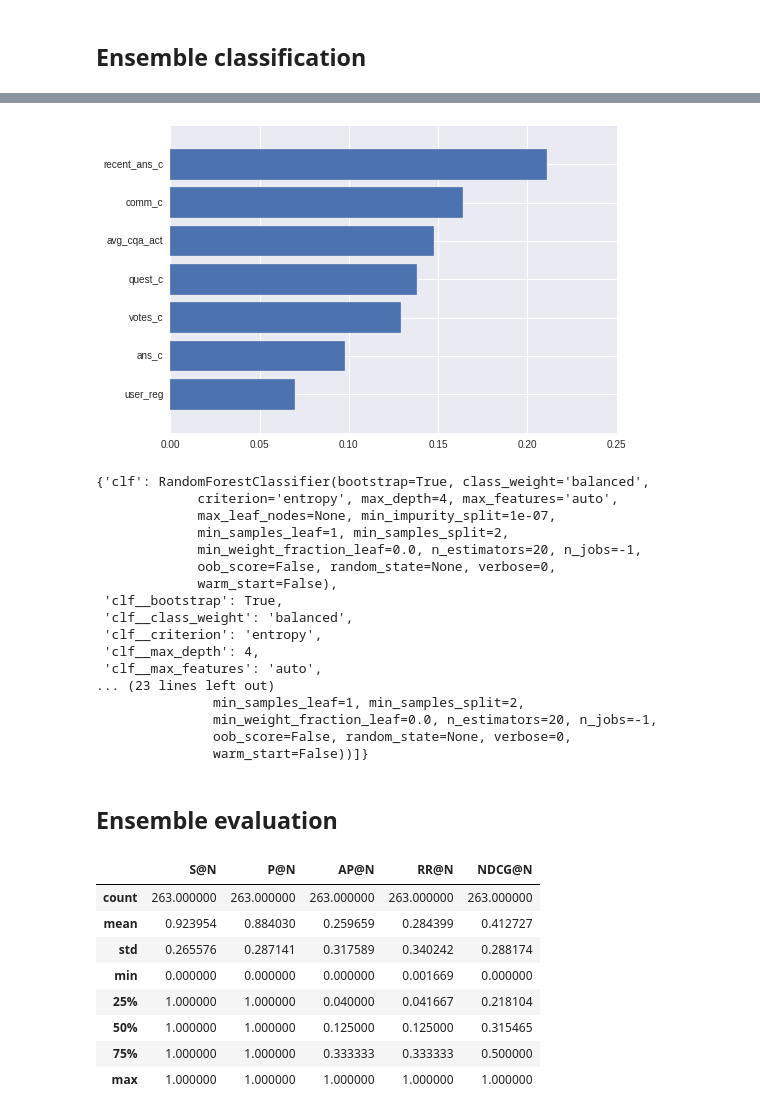
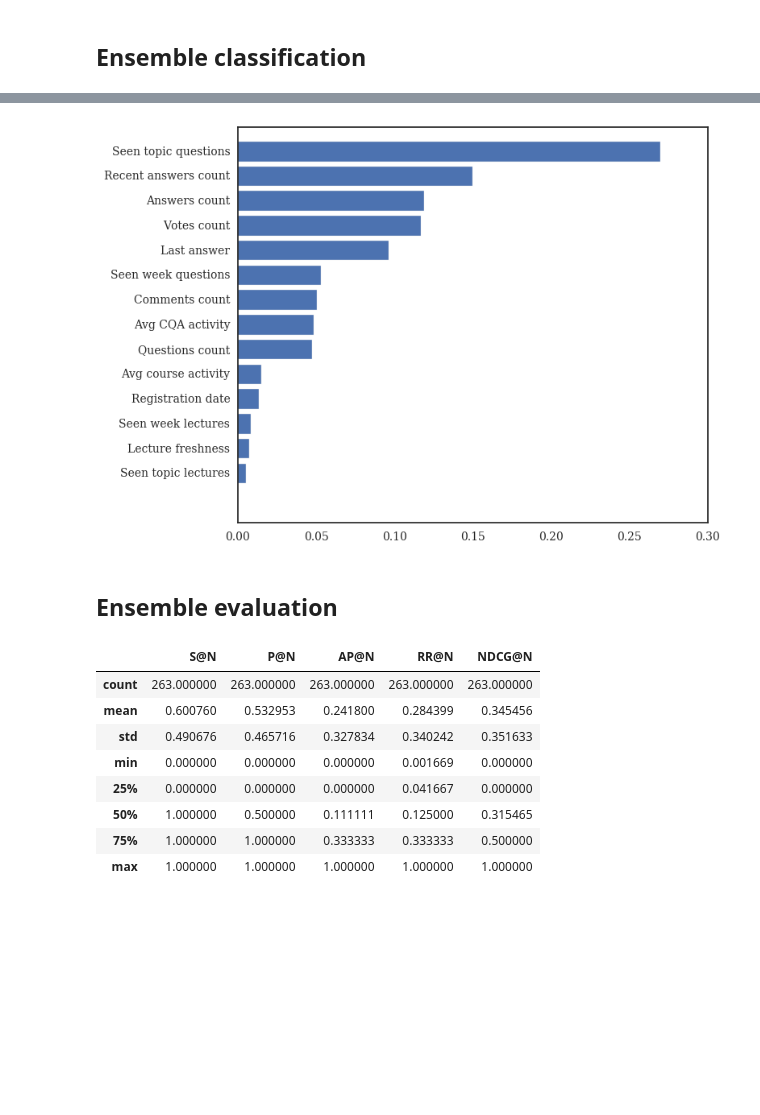
Before and after one commit to dmacjam/dp-analysis-evaluation, a Jupyter notebook: question-routing-evaluation.ipynb, the cells around one changed output, grey strips where cells are left out. Cells and saved outputs as stored; diff of their text form; code cells hidden in the pictures; blank space fills up the shorter version.

```diff
--- a/question-routing-evaluation.ipynb
+++ b/question-routing-evaluation.ipynb
@@ -3,22 +3,30 @@
 # %%
 from pandas import read_csv
 from matplotlib import pyplot as plt
-%matplotlib inline
 import numpy as np
 import matplotlib
-matplotlib.style.use('ggplot')
 from sklearn.ensemble import RandomForestClassifier
 from sklearn.model_selection import cross_val_score
 from sklearn import preprocessing, metrics, feature_selection
 from sklearn.pipeline import Pipeline
 import seaborn as sns
-sns.set(color_codes=True)
 from sklearn.externals import joblib
 from collections import Counter
 from sklearn.model_selection import StratifiedKFold, train_test_split
 from sklearn.model_selection import GridSearchCV
 from sklearn.linear_model import SGDClassifier
 from sklearn import svm
+import pandas as pd
+
+%matplotlib inline
+matplotlib.style.use('ggplot')
+sns.set(color_codes=True)
+sns.set_context("paper")
+sns.set(font='serif')
+sns.set_style("white", {
+    "font.family": "serif",
+    "font.serif": ["Times", "Palatino", "serif"]
+})
 
 path_data = ("data/")
 # %%
@@ -27,11 +35,12 @@ def describe_dataset(Y):
 
 def correlation_plot(data):
     corr = data.corr()
-    f, ax = plt.subplots(figsize=(12, 9))
+    fig, ax = plt.subplots(figsize=(12, 9))
     # Generate a mask for the upper triangle
     mask = np.zeros_like(corr, dtype=np.bool)
     mask[np.triu_indices_from(mask)] = True
     sns.heatmap(corr, ax=ax, linewidths=.5, cmap=plt.cm.Spectral_r, mask=mask)
+    return fig
 
 def kfold_validation(clf, X, Y_true, sampler, splits_count=10):
     k_fold = StratifiedKFold(n_splits=splits_count)
@@ -75,9 +84,11 @@ def find_threshold_auc(Y_true, Y_pred_prob):
 def features_importances(coef, names):
     imp = coef
     imp,names = zip(*sorted(zip(imp,names)))
+    fig = plt.figure()
     plt.barh(range(len(names)), imp, align='center')
     plt.yticks(range(len(names)), names)
-    plt.show()
+    plt.tight_layout()
+    return fig
 
 def report(results, n_top=3):
     '''
@@ -565,7 +529,8 @@ def predict(self, exp_clf, will_clf, X_exp, X_will):
 # %%
 # Load trained expertise classifier.
-expertise_clf_filename = path+'expertise-classifier.pkl'
+expertise_clf_filename = 'data/models/expertise-classifier.pkl'
 exp_clf = joblib.load(expertise_clf_filename)
-features_importances(exp_clf.named_steps['clf'], exp_features)
-exp_clf.get_params()
+fig = features_importances(exp_clf.named_steps['clf'].feature_importances_, exp_data.drop('Class', axis=1))
+#exp_clf.get_params()
+fig.savefig('exp-importances.eps', format='eps')
 # %% [output]
@@ -590,47 +538,31 @@ exp_clf.get_params()
 # %%
 # Load trained willingness classifier.
-willigness_clf_filename = '/media/dmacjam/Data disc1/git/Askalot-dev/askalot/recommendation/willingness-baseline-classifier.pkl'
+willigness_clf_filename = 'data/models/willingness-classifier.pkl'
 will_clf = joblib.load(willigness_clf_filename)
-features_importances(will_clf.named_steps['clf'], wil_baseline_features)
-will_clf.get_params()
+fig = features_importances(will_clf.named_steps['clf'].feature_importances_, wil_data.drop('Class', axis=1))
+#will_clf.get_params()
+fig.savefig('will-importances.eps', format='eps')
 # %% [output]
-[figure, old version]
+[figure, new version]
-{'clf': RandomForestClassifier(bootstrap=True, class_weight='balanced',
-             criterion='entropy', max_depth=4, max_features='auto',
-             max_leaf_nodes=None, min_impurity_split=1e-07,
-             min_samples_leaf=1, min_samples_split=2,
-             min_weight_fraction_leaf=0.0, n_estimators=20, n_jobs=-1,
-             oob_score=False, random_state=None, verbose=0,
-             warm_start=False),
- 'clf__bootstrap': True,
- 'clf__class_weight': 'balanced',
- 'clf__criterion': 'entropy',
- 'clf__max_depth': 4,
- 'clf__max_features': 'auto',
-... (23 lines left out)
-               min_samples_leaf=1, min_samples_split=2,
-               min_weight_fraction_leaf=0.0, n_estimators=20, n_jobs=-1,
-               oob_score=False, random_state=None, verbose=0,
-               warm_start=False))]}
 # %% [markdown]
 ## Ensemble evaluation
 # %%
-N = 100
+N = 10
 evaluation_features = ['S@N','P@N','AP@N','RR@N', 'NDCG@N']
-full_evaluation_data = read_csv(path_data+'full-evaluation-'+str(N)+'.dat', delimiter='\t', header=None,
+full_evaluation_data = read_csv('data/full-evaluation-'+str(N)+'.dat', delimiter='\t', header=None,
                            names = evaluation_features)
-baseline_evaluation_data = read_csv(path_data+'baseline-evaluation-'+str(N)+'.dat', delimiter='\t', header=None,
+baseline_evaluation_data = read_csv('data/baseline-evaluation-'+str(N)+'.dat', delimiter='\t', header=None,
                            names = evaluation_features)
 
 full_evaluation_data.describe()
 # %% [output]
 |  | S@N | P@N | AP@N | RR@N | NDCG@N |
 | count | 263.000000 | 263.000000 | 263.000000 | 263.000000 | 263.000000 |
-| mean | 0.923954 | 0.884030 | 0.259659 | 0.284399 | 0.412727 |
-| std | 0.265576 | 0.287141 | 0.317589 | 0.340242 | 0.288174 |
+| mean | 0.600760 | 0.532953 | 0.241800 | 0.284399 | 0.345456 |
+| std | 0.490676 | 0.465716 | 0.327834 | 0.340242 | 0.351633 |
 | min | 0.000000 | 0.000000 | 0.000000 | 0.001669 | 0.000000 |
-| 25% | 1.000000 | 1.000000 | 0.040000 | 0.041667 | 0.218104 |
-| 50% | 1.000000 | 1.000000 | 0.125000 | 0.125000 | 0.315465 |
+| 25% | 0.000000 | 0.000000 | 0.000000 | 0.041667 | 0.000000 |
+| 50% | 1.000000 | 0.500000 | 0.111111 | 0.125000 | 0.315465 |
 | 75% | 1.000000 | 1.000000 | 0.333333 | 0.333333 | 0.500000 |
 | max | 1.000000 | 1.000000 | 1.000000 | 1.000000 | 1.000000 |
 # %%
```
Also changed, not shown: parts of 22 cells of this notebook, 2 other files.
